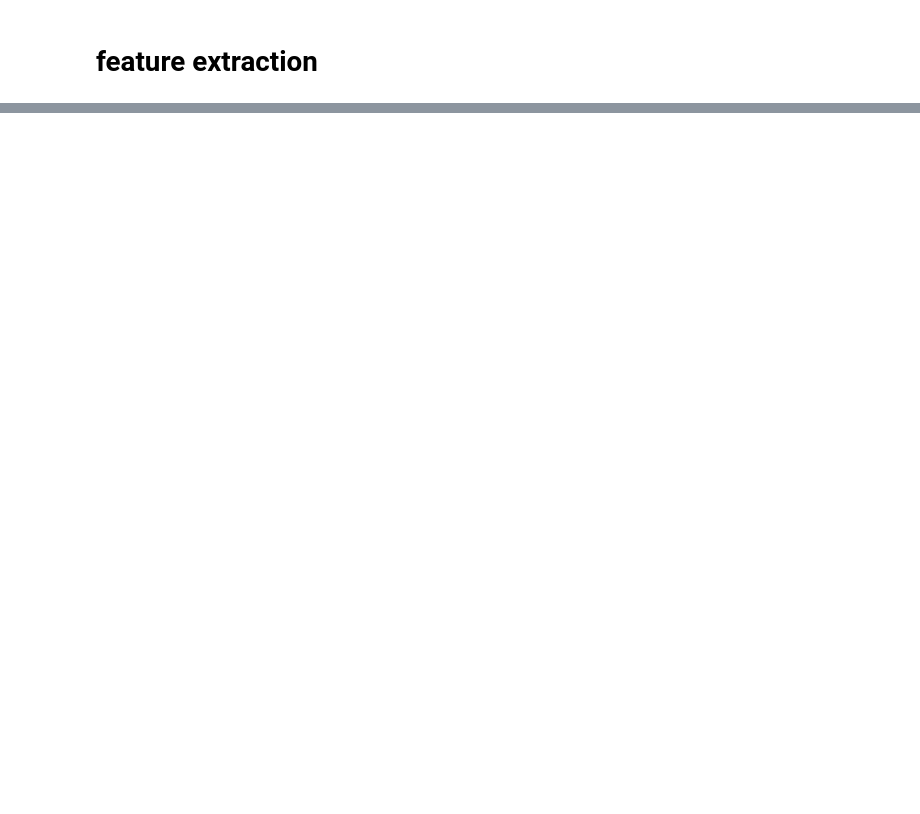
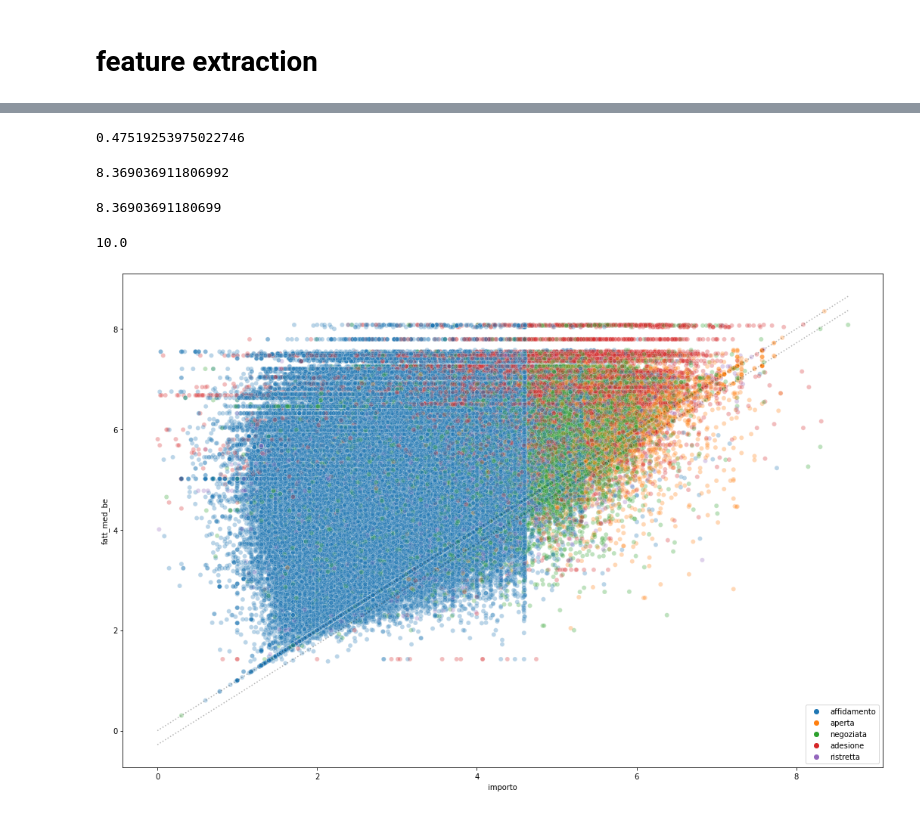
Before and after one commit to Yourne/synapthesis, a Jupyter notebook: Luglio2sett/datasetV2.ipynb, the cells around one changed output, grey strips where cells are left out. Cells and saved outputs as stored; diff of their text form; code cells hidden in the pictures; blank space fills up the shorter version.

```diff
--- a/Luglio2sett/datasetV2.ipynb
+++ b/Luglio2sett/datasetV2.ipynb
@@ -164,0 +193,33 @@ dtype: float64
+# %%
+1 - 10**(-.28)
+# %% [output]
+0.47519253975022746
+# %%
+print(np.log10(df.importo).max() - .28  )
+np.log10(df.importo - df.importo * (1 - 10**(-.28))).max()
+# %% [output]
+8.369036911806992
+8.36903691180699
+# %%
+np.median(np.array([10,2, 140]))
+# e devo far sì che il valore a metà (nel vettore degli importi fatturati per anno ordinato) sia
+# %% [output]
+10.0
+# %%
+plt.figure(figsize=(6*3, 4*3))
+sns.scatterplot(
+    x=np.log10(df.importo)[np.log10(df.importo) > 0],
+    y=np.log10(df.fatt_med_be)[np.log10(df.importo) > 0],
+    alpha=.3, hue=df.tipo_procedura
+)
+
+x = np.linspace(0, np.log10(df.importo).max())
+# il fatturato dell'azienda coincide con l'importo di un singolo contratto
+plt.plot(x, x, color='black', linestyle="dotted", alpha=.3)
+# x - .28 corrisponde a np.log10(df.importo - df.importo * (1 - 10^(-.28))),
+# dato che è fatturato mediano annuo, l'anno
+plt.plot(x, x - .28, color='black', linestyle="dotted", alpha=.3)
+plt.legend(loc="lower right")
+plt.show()
+# %% [output]
+[figure, added]
```
Also changed, not shown: parts of 24 cells of this notebook, 1 other file.
